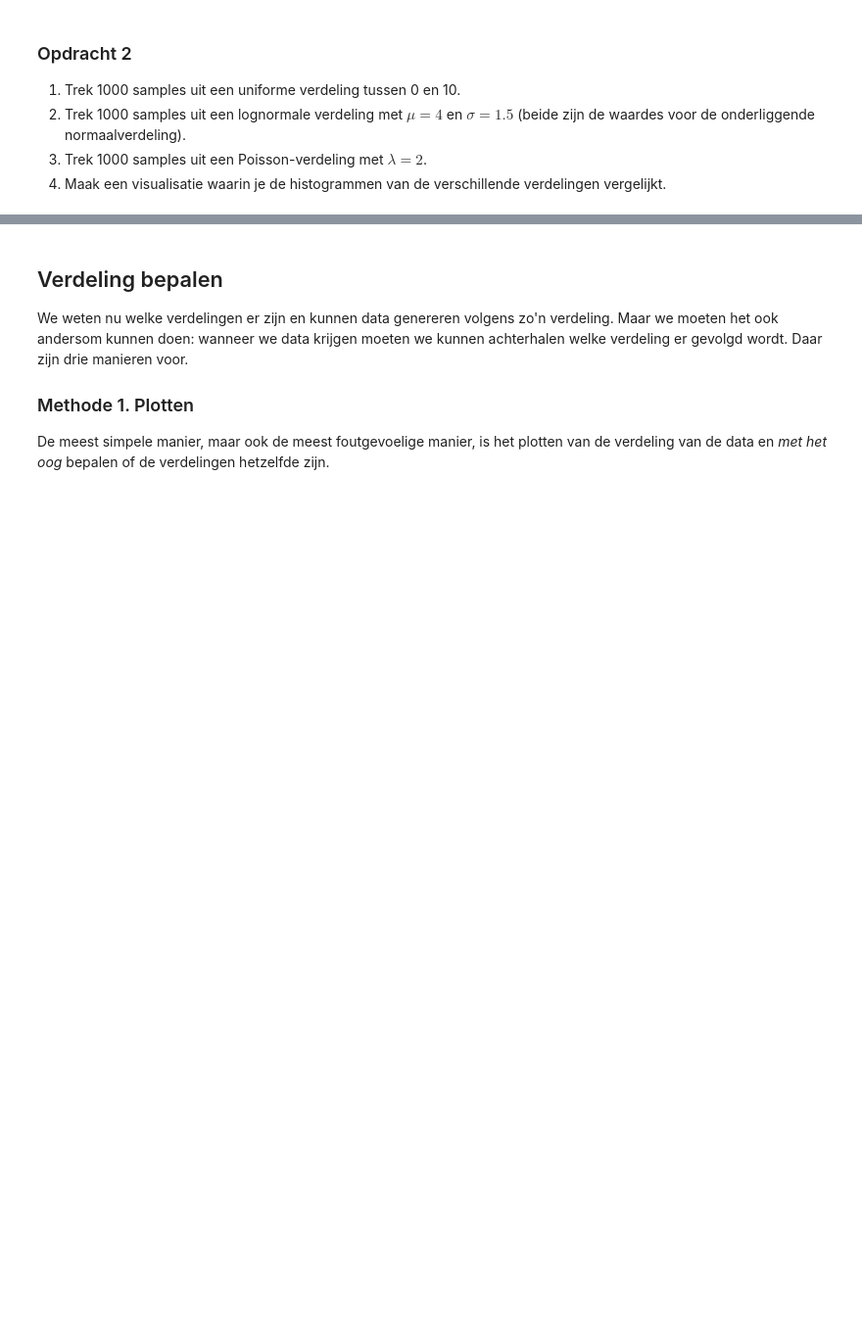
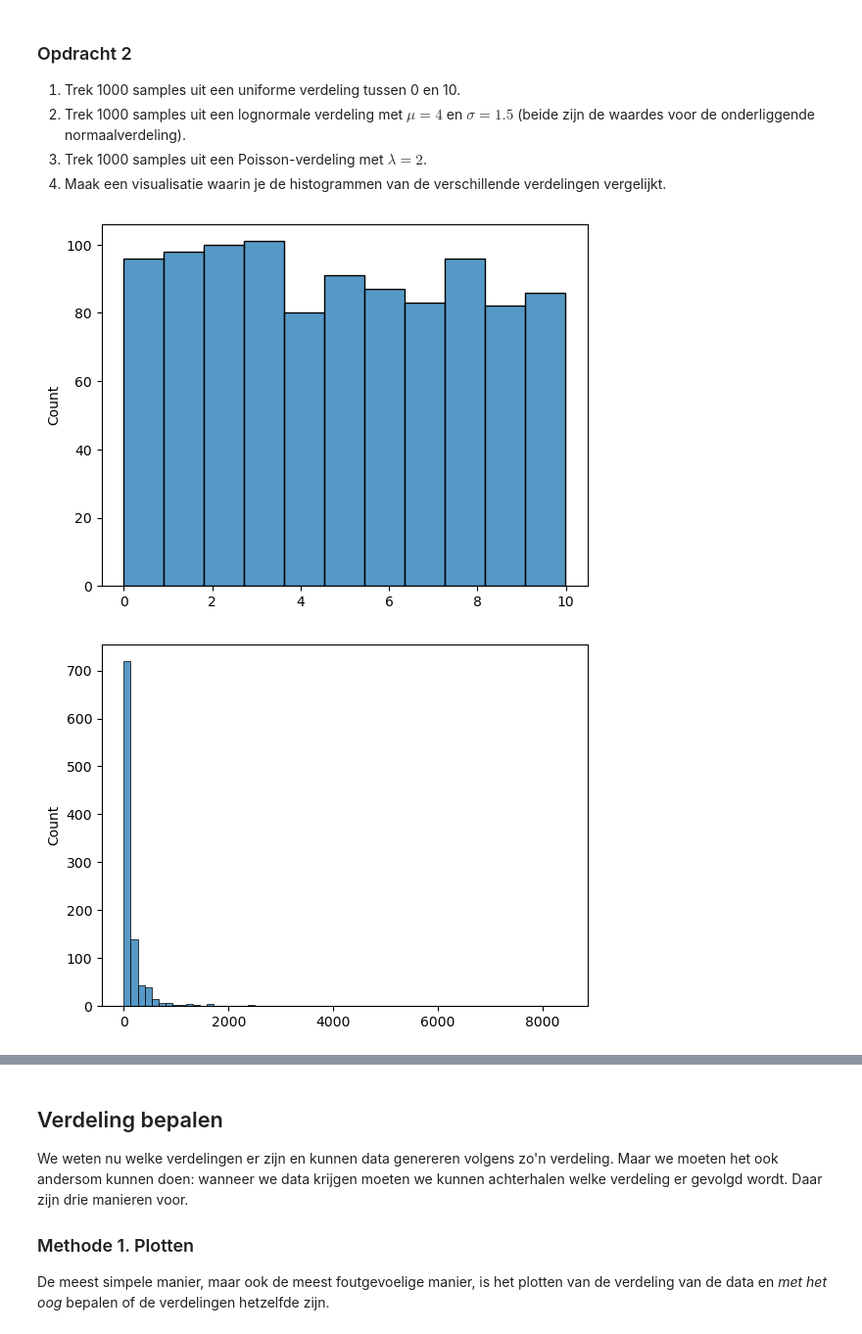
Before and after one commit to GitMathijs/S3_AI_lesmateriaal, a Jupyter notebook: Simulatie/Simulatie_les3.ipynb, the cells around one changed output, grey strips where cells are left out. Shown at 98% size. Drawn from its saved outputs; the diff is of its cells as text; code cells hidden in the pictures; blank space fills up the shorter version.

```diff
--- a/Simulatie/Simulatie_les3.ipynb
+++ b/Simulatie/Simulatie_les3.ipynb
@@ -167,3 +190,17 @@ print(f"10 samples uit een normale verdeling met mu = 10 en sd = 2: {samples_nor
 2. Trek 1000 samples uit een lognormale verdeling met $\mu = 4$ en $\sigma = 1.5$ (beide zijn de waardes voor de onderliggende normaalverdeling).
 3. Trek 1000 samples uit een Poisson-verdeling met $\lambda = 2$.
 4. Maak een visualisatie waarin je de histogrammen van de verschillende verdelingen vergelijkt.
+# %%
+samples_uniform = np.random.uniform(0, 10, 1000)
+samples_lognormal = np.random.lognormal(4, 1.5, 1000)
+samples_poisson = np.random.poisson(2, 1000)
+
+sns.histplot(samples_uniform)
+plt.show()
+sns.histplot(samples_lognormal)
+plt.show()
+sns.histplot(samples_poisson)
+plt.show()
+# %% [output]
+[figure, added]
+[figure, added]
```
Also changed, not shown: parts of 31 cells of this notebook.
